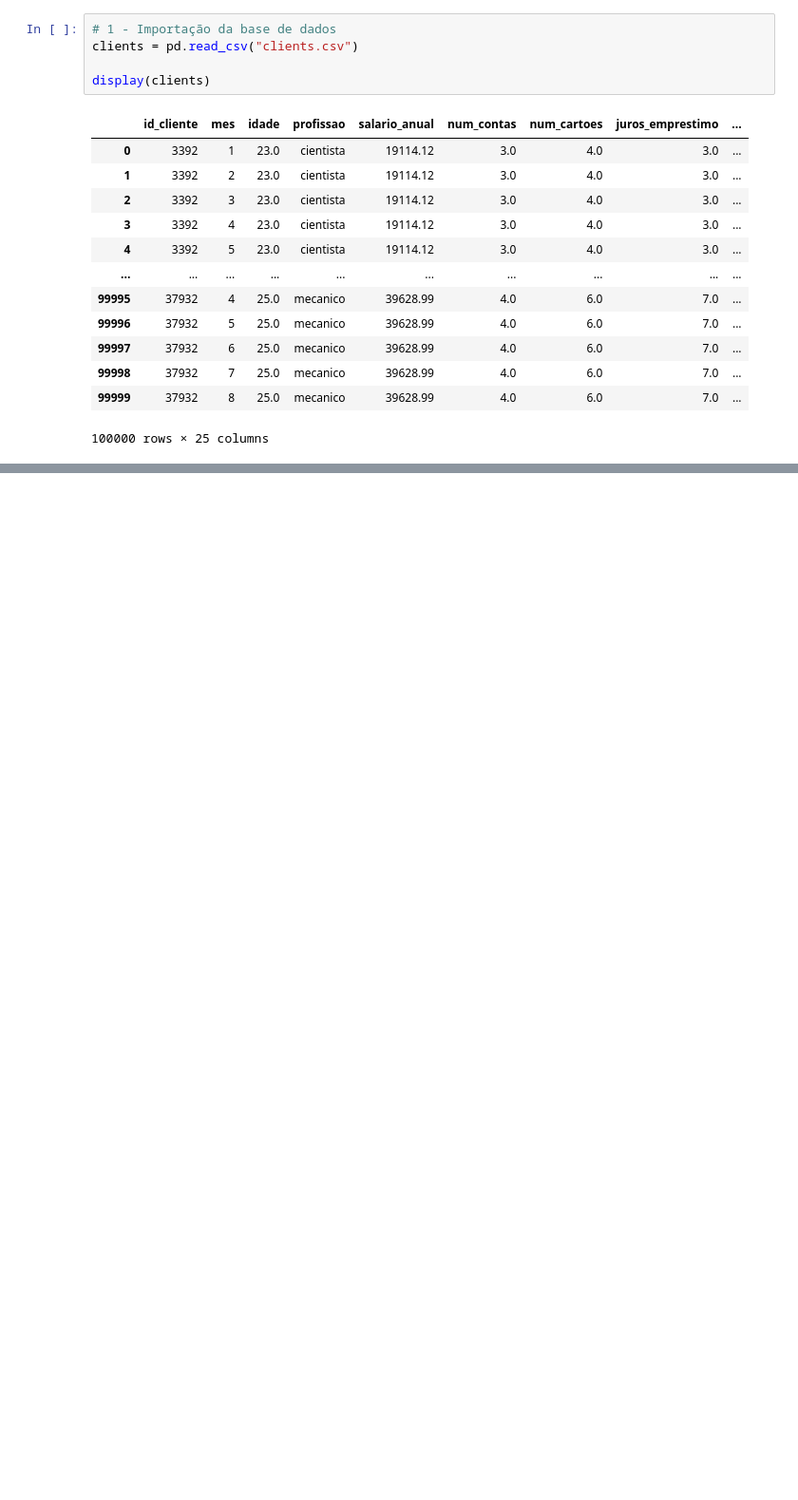
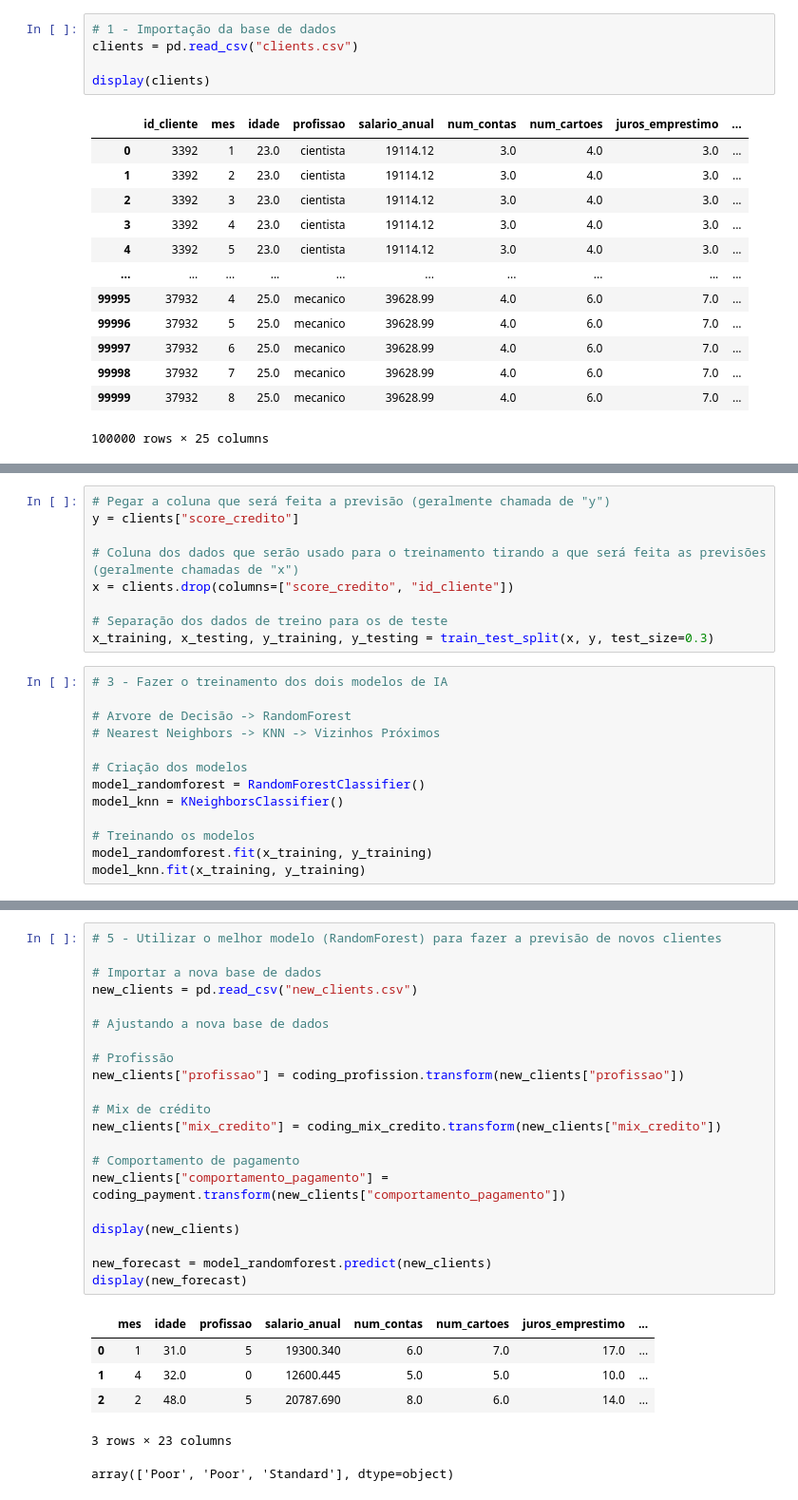
Before and after one commit to Robert-Cortez-Rudi/Score_clientes_IA, a Jupyter notebook: score_clients.ipynb, the cells around one changed output, grey strips where cells are left out. Shown at 95% size. Saved outputs shown, nothing was run; the diff lists cells and outputs as text; blank space fills up the shorter version.

Commit message:
Added new features to enhance model training and testing capabilities

```diff
--- a/score_clients.ipynb
+++ b/score_clients.ipynb
@@ -71,3 +76,25 @@ Data columns (total 25 columns):
 dtypes: float64(14), int64(10), object(1)
 memory usage: 19.1+ MB
 None
+# %%
+# Pegar a coluna que será feita a previsão (geralmente chamada de "y")
+y = clients["score_credito"]
+
+# Coluna dos dados que serão usado para o treinamento tirando a que será feita as previsões (geralmente chamadas de "x")
+x = clients.drop(columns=["score_credito", "id_cliente"])
+
+# Separação dos dados de treino para os de teste
+x_training, x_testing, y_training, y_testing = train_test_split(x, y, test_size=0.3)
+# %%
+# 3 - Fazer o treinamento dos dois modelos de IA
+
+# Arvore de Decisão -> RandomForest
+# Nearest Neighbors -> KNN -> Vizinhos Próximos
+
+# Criação dos modelos
+model_randomforest = RandomForestClassifier()
+model_knn = KNeighborsClassifier()
+
+# Treinando os modelos
+model_randomforest.fit(x_training, y_training)
+model_knn.fit(x_training, y_training)
@@ -73,0 +115,28 @@ None
+# %%
+# 5 - Utilizar o melhor modelo (RandomForest) para fazer a previsão de novos clientes
+
+# Importar a nova base de dados
+new_clients = pd.read_csv("new_clients.csv")
+
+# Ajustando a nova base de dados
+
+# Profissão
+new_clients["profissao"] = coding_profission.transform(new_clients["profissao"])
+
+# Mix de crédito
+new_clients["mix_credito"] = coding_mix_credito.transform(new_clients["mix_credito"])
+
+# Comportamento de pagamento
+new_clients["comportamento_pagamento"] = coding_payment.transform(new_clients["comportamento_pagamento"])
+
+display(new_clients)
+
+new_forecast = model_randomforest.predict(new_clients)
+display(new_forecast)
+# %% [output]
+|  | mes | idade | profissao | salario_anual | num_contas | num_cartoes | juros_emprestimo | ... |
+| 0 | 1 | 31.0 | 5 | 19300.340 | 6.0 | 7.0 | 17.0 | ... |
+| 1 | 4 | 32.0 | 0 | 12600.445 | 5.0 | 5.0 | 10.0 | ... |
+| 2 | 2 | 48.0 | 5 | 20787.690 | 8.0 | 6.0 | 14.0 | ... |
+3 rows × 23 columns
+array(['Poor', 'Poor', 'Standard'], dtype=object)
```
Also changed, not shown: parts of 4 cells of this notebook.
